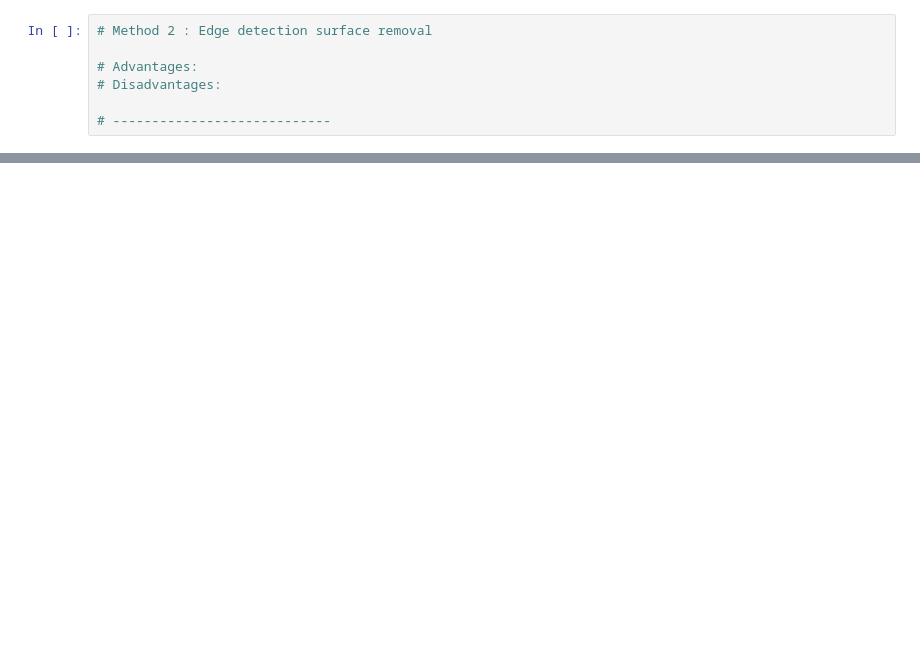
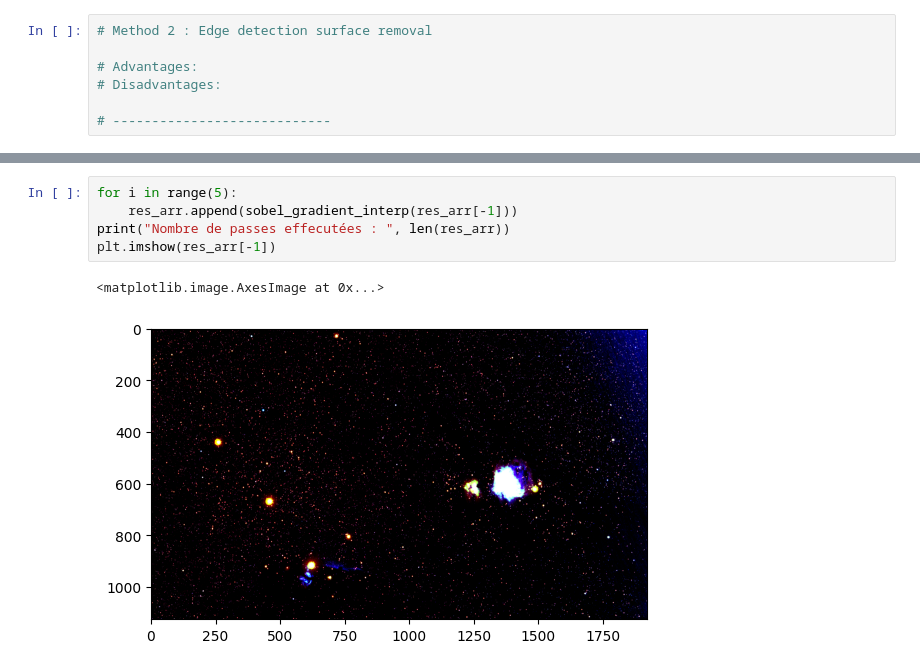
Before and after one commit to Colnup/astro-ratio, a Jupyter notebook: testing.ipynb, the cells around one changed output, grey strips where cells are left out. Cells and saved outputs as stored; diff of their text form; blank space fills up the shorter version.

```diff
--- a/testing.ipynb
+++ b/testing.ipynb
@@ -85,0 +199,8 @@ ValueError: object too deep for desired array
+# %%
+for i in range(5):
+    res_arr.append(sobel_gradient_interp(res_arr[-1]))
+print("Nombre de passes effecutées : ", len(res_arr))
+plt.imshow(res_arr[-1])
+# %% [output]
+<matplotlib.image.AxesImage at 0x...>
+[figure, added]
```
Also changed, not shown: parts of 7 cells of this notebook, 6 other files.
